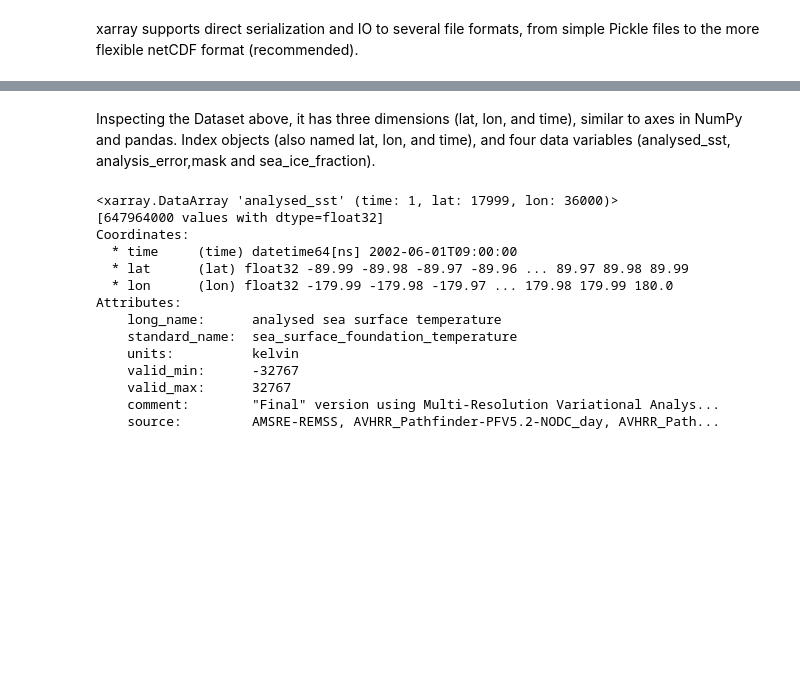
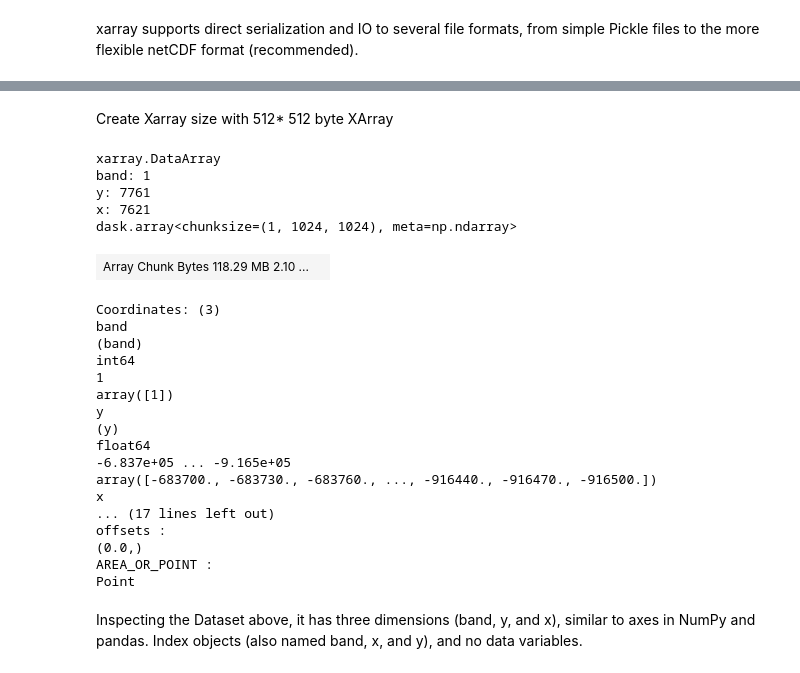
Before and after one commit to ESIPFed/open-data-education, a Jupyter notebook: x-array.ipynb, the cells around one changed output, grey strips where cells are left out. Cells and saved outputs as stored; diff of their text form; code cells hidden in the pictures; blank space fills up the shorter version.

```diff
--- a/x-array.ipynb
+++ b/x-array.ipynb
@@ -40,21 +68,32 @@ Attributes:
+# %% [markdown]
+Create Xarray size with 512* 512 byte XArray
+# %%
+red = xa.open_rasterio(url+redband, chunks={'band': 1, 'x': 1024, 'y': 1024})
+nir = xa.open_rasterio(url+nirband, chunks={'band': 1, 'x': 1024, 'y': 1024})
+red
+# %% [output]
+xarray.DataArray
+band: 1
+y: 7761
+x: 7621
+dask.array<chunksize=(1, 1024, 1024), meta=np.ndarray>
+| Array Chunk Bytes 118.29 MB 2.10 ... |  |
+Coordinates: (3)
+band
+(band)
+int64
+1
+array([1])
+y
+(y)
+float64
+-6.837e+05 ... -9.165e+05
+array([-683700., -683730., -683760., ..., -916440., -916470., -916500.])
+x
+... (17 lines left out)
+offsets :
+(0.0,)
+AREA_OR_POINT :
+Point
 # %% [markdown]
-Inspecting the Dataset above, it has three dimensions (lat, lon, and time), similar to axes in NumPy and pandas.
-Index objects (also named lat, lon, and time), and four data variables (analysed_sst, analysis_error,mask and sea_ice_fraction).
+Inspecting the Dataset above, it has three dimensions (band, y, and x), similar to axes in NumPy and pandas. Index objects (also named band, x, and y), and no data variables.
-# %%
-da_sst = data['analysed_sst']
-da_sst
-# %% [output]
-<xarray.DataArray 'analysed_sst' (time: 1, lat: 17999, lon: 36000)>
-[647964000 values with dtype=float32]
-Coordinates:
-  * time     (time) datetime64[ns] 2002-06-01T09:00:00
-  * lat      (lat) float32 -89.99 -89.98 -89.97 -89.96 ... 89.97 89.98 89.99
-  * lon      (lon) float32 -179.99 -179.98 -179.97 ... 179.98 179.99 180.0
-Attributes:
-    long_name:      analysed sea surface temperature
-    standard_name:  sea_surface_foundation_temperature
-    units:          kelvin
-    valid_min:      -32767
-    valid_max:      32767
-    comment:        "Final" version using Multi-Resolution Variational Analys...
-    source:         AMSRE-REMSS, AVHRR_Pathfinder-PFV5.2-NODC_day, AVHRR_Path...
```
Also changed, not shown: parts of 23 cells of this notebook.
